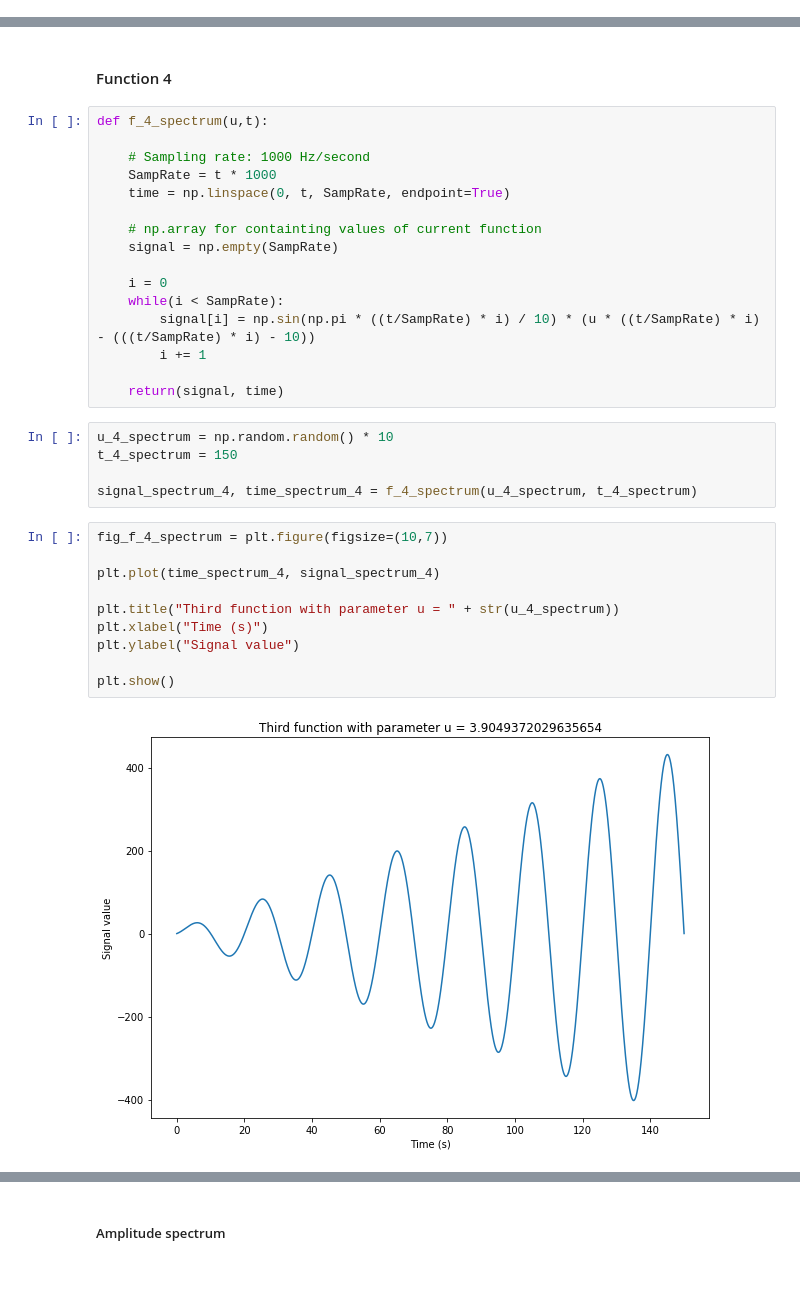
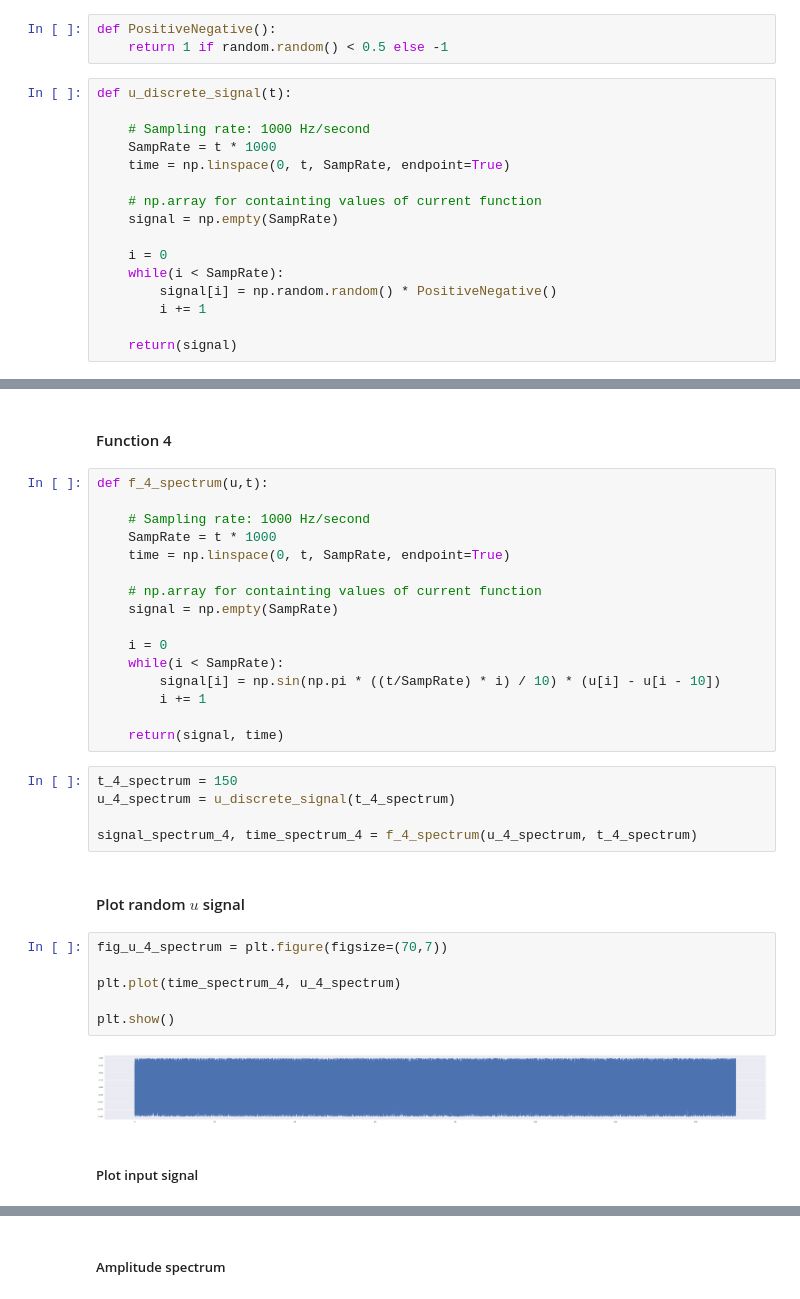
Before and after one commit to masterdesky/ELTE-signal-processing-2018, a Jupyter notebook: 2. feladatsor/Assignment 2 - Part 2.ipynb, the cells around one changed output, grey strips where cells are left out. Drawn from its saved outputs; the diff is of its cells as text.

```diff
--- a/2. feladatsor/Assignment 2 - Part 2.ipynb
+++ b/2. feladatsor/Assignment 2 - Part 2.ipynb
@@ -18,3 +22,22 @@ import random as random
+# %%
+def PositiveNegative():
+    return 1 if random.random() < 0.5 else -1
+# %%
+def u_discrete_signal(t):
+
+    # Sampling rate: 1000 Hz/second
+    SampRate = t * 1000
+    time = np.linspace(0, t, SampRate, endpoint=True)
+
+    # np.array for containting values of current function
+    signal = np.empty(SampRate)
+
+    i = 0
+    while(i < SampRate):
+        signal[i] = np.random.random() * PositiveNegative()
+        i += 1
+
+    return(signal)
 # %% [markdown]
 #### Function 1
 # %%
@@ -216,24 +287,24 @@ def f_4_spectrum(u,t):
 
     i = 0
     while(i < SampRate):
-        signal[i] = np.sin(np.pi * ((t/SampRate) * i) / 10) * (u * ((t/SampRate) * i) - (((t/SampRate) * i) - 10))
+        signal[i] = np.sin(np.pi * ((t/SampRate) * i) / 10) * (u[i] - u[i - 10])
         i += 1
 
     return(signal, time)
 # %%
-u_4_spectrum = np.random.random() * 10
 t_4_spectrum = 150
+u_4_spectrum = u_discrete_signal(t_4_spectrum)
 
 signal_spectrum_4, time_spectrum_4 = f_4_spectrum(u_4_spectrum, t_4_spectrum)
+# %% [markdown]
+#### Plot random $u$ signal
 # %%
-fig_f_4_spectrum = plt.figure(figsize=(10,7))
+fig_u_4_spectrum = plt.figure(figsize=(70,7))
 
-plt.plot(time_spectrum_4, signal_spectrum_4)
-
-plt.title("Third function with parameter u = " + str(u_4_spectrum))
-plt.xlabel("Time (s)")
-plt.ylabel("Signal value")
+plt.plot(time_spectrum_4, u_4_spectrum)
 
 plt.show()
 # %% [output]
-[figure, old version]
+[figure, new version]
+# %% [markdown]
+##### Plot input signal
```
Also changed, not shown: parts of 38 cells of this notebook.
